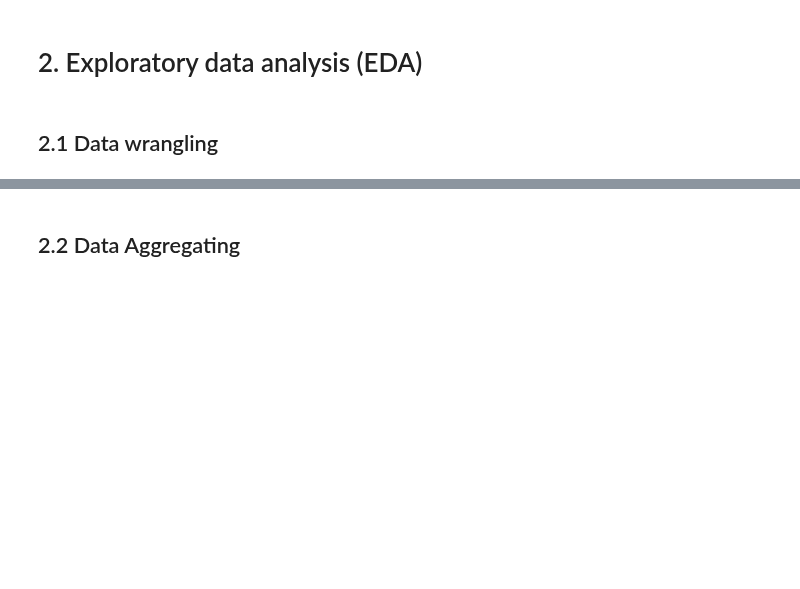
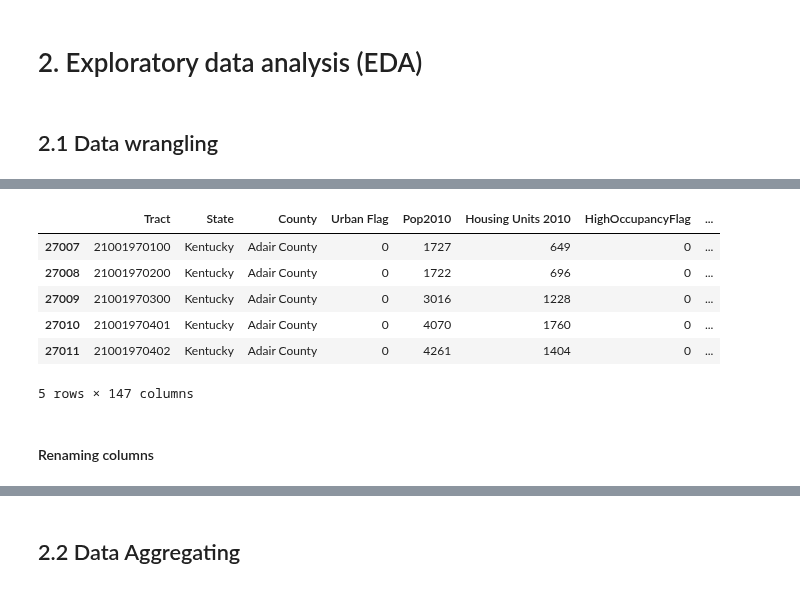
Before and after one commit to authentic/DataAnalysis, a Jupyter notebook: Workflow.ipynb, the cells around one changed output, grey strips where cells are left out. Cells and saved outputs as stored; diff of their text form; code cells hidden in the pictures; blank space fills up the shorter version.

```diff
--- a/Workflow.ipynb
+++ b/Workflow.ipynb
@@ -131,0 +212,12 @@ array([ 1001020100,  1001020200,  1001020300, ..., 56043000302,
+# %%
+data_sub.head()
+# %% [output]
+|  | Tract | State | County | Urban Flag | Pop2010 | Housing Units 2010 | HighOccupancyFlag | ... |
+| 27007 | 21001970100 | Kentucky | Adair County | 0 | 1727 | 649 | 0 | ... |
+| 27008 | 21001970200 | Kentucky | Adair County | 0 | 1722 | 696 | 0 | ... |
+| 27009 | 21001970300 | Kentucky | Adair County | 0 | 3016 | 1228 | 0 | ... |
+| 27010 | 21001970401 | Kentucky | Adair County | 0 | 4070 | 1760 | 0 | ... |
+| 27011 | 21001970402 | Kentucky | Adair County | 0 | 4261 | 1404 | 0 | ... |
+5 rows × 147 columns
+# %% [markdown]
+#### Renaming columns
```
Also changed, not shown: parts of 21 cells of this notebook, 1 other file.
